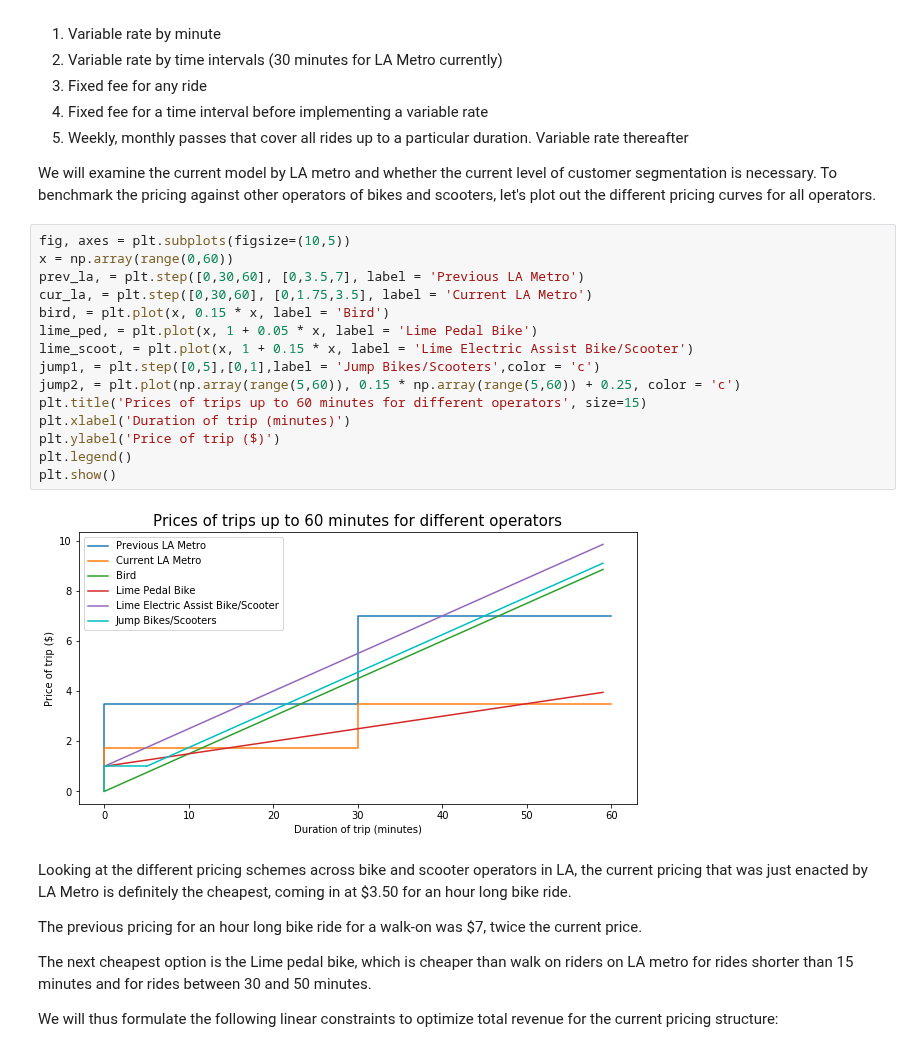
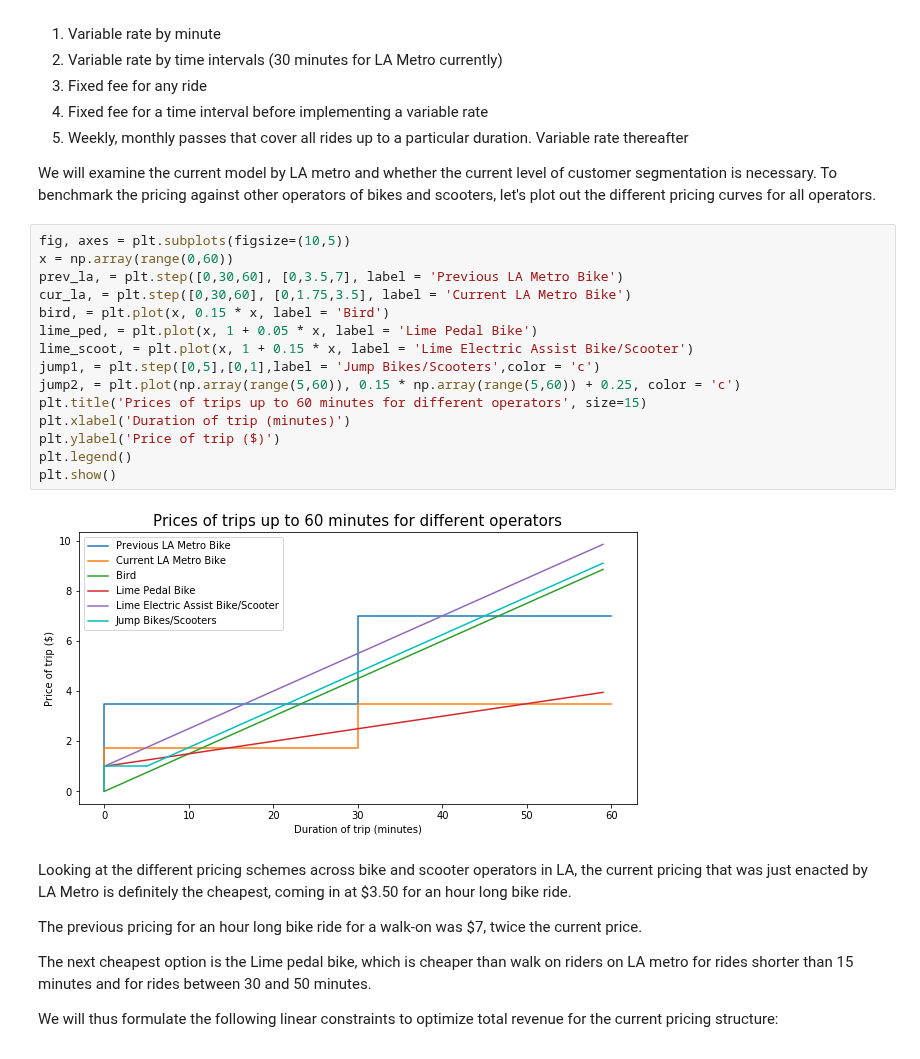
Before and after one commit to finnqiao/la_metro_bikeshare_data, a Jupyter notebook: notebooks/1.0-la-bikeshare.ipynb, the cells around one changed output. Drawn from its saved outputs; the diff is of its cells as text.

```diff
--- a/notebooks/1.0-la-bikeshare.ipynb
+++ b/notebooks/1.0-la-bikeshare.ipynb
@@ -578,20 +567,20 @@ We will examine the current model by LA metro and whether the current level of c
 # %%
 fig, axes = plt.subplots(figsize=(10,5))
 x = np.array(range(0,60))
-prev_la, = plt.step([0,30,60], [0,3.5,7], label = 'Previous LA Metro')
-cur_la, = plt.step([0,30,60], [0,1.75,3.5], label = 'Current LA Metro')
+prev_la, = plt.step([0,30,60], [0,3.5,7], label = 'Previous LA Metro Bike')
+cur_la, = plt.step([0,30,60], [0,1.75,3.5], label = 'Current LA Metro Bike')
 bird, = plt.plot(x, 0.15 * x, label = 'Bird')
 lime_ped, = plt.plot(x, 1 + 0.05 * x, label = 'Lime Pedal Bike')
 lime_scoot, = plt.plot(x, 1 + 0.15 * x, label = 'Lime Electric Assist Bike/Scooter')
 jump1, = plt.step([0,5],[0,1],label = 'Jump Bikes/Scooters',color = 'c')
 jump2, = plt.plot(np.array(range(5,60)), 0.15 * np.array(range(5,60)) + 0.25, color = 'c')
 plt.title('Prices of trips up to 60 minutes for different operators', size=15)
 plt.xlabel('Duration of trip (minutes)')
 plt.ylabel('Price of trip ($)')
 plt.legend()
 plt.show()
 # %% [output]
-[figure, old version]
+[figure, new version]
 # %% [markdown]
 Looking at the different pricing schemes across bike and scooter operators in LA, the current pricing that was just enacted by LA Metro is definitely the cheapest, coming in at $3.50 for an hour long bike ride.
 
```
Also changed, not shown: parts of 56 cells of this notebook, 1 other file.
